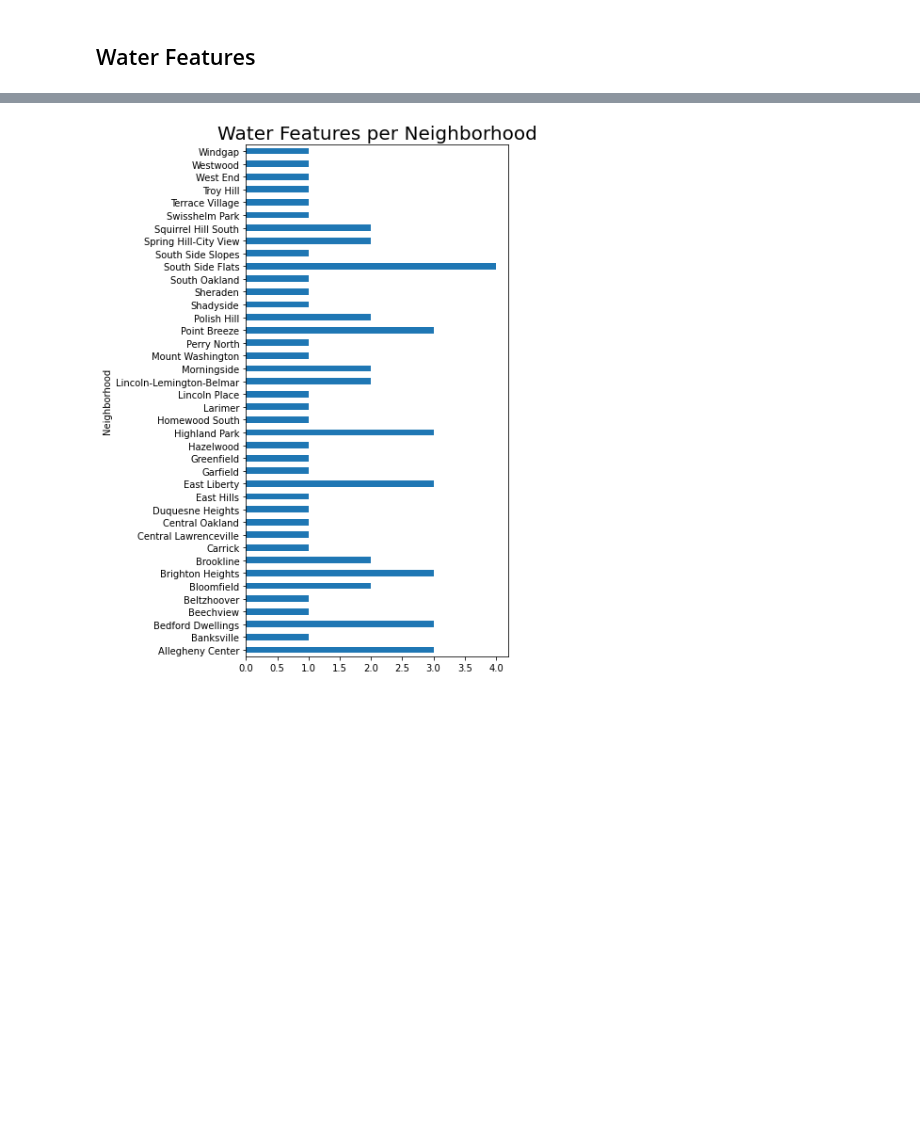
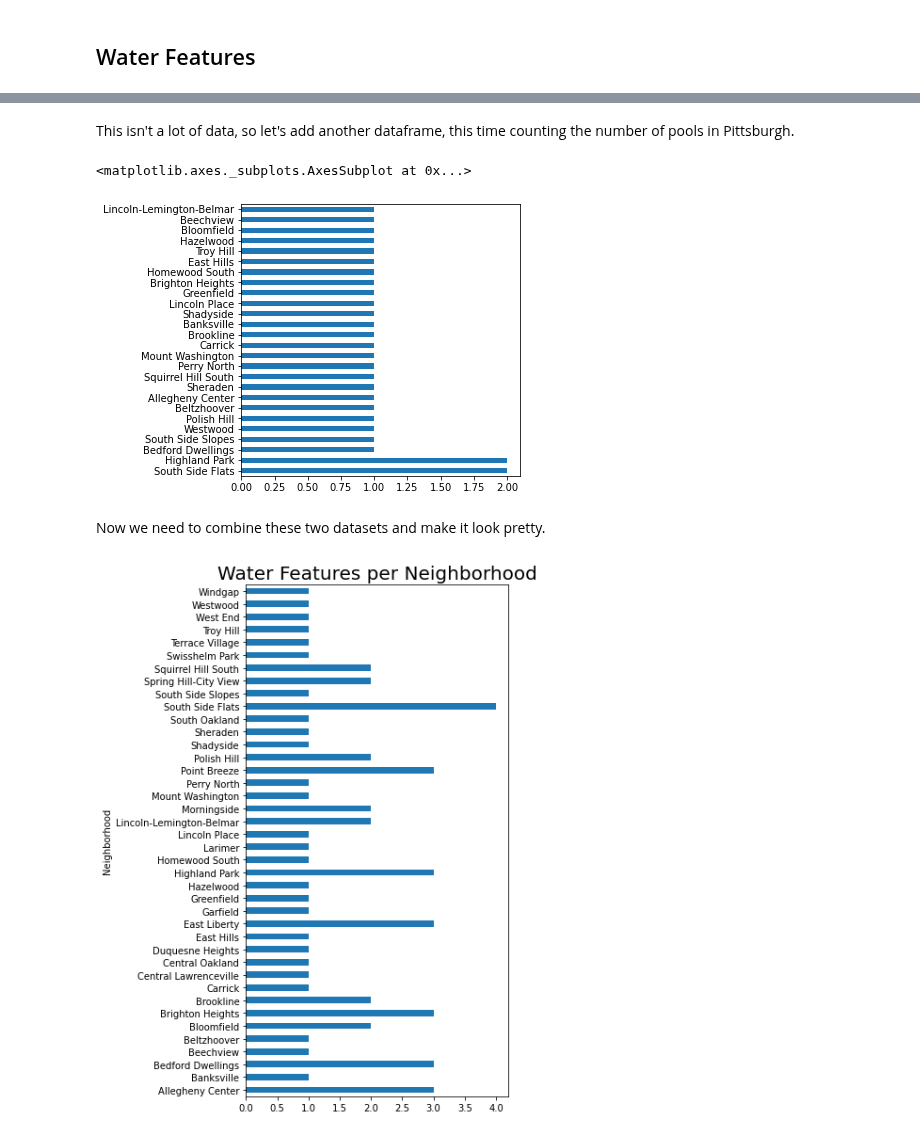
Before and after one commit to pjp401/CMPINF0010-Final-Project, a Jupyter notebook: FinalProject.ipynb, the cells around one changed output, grey strips where cells are left out. Drawn from its saved outputs; the diff is of its cells as text; code cells hidden in the pictures; blank space fills up the shorter version.

```diff
--- a/FinalProject.ipynb
+++ b/FinalProject.ipynb
@@ -48 +70,15 @@ waterDecor = waterDecor.to_frame()
+# %% [markdown]
+This isn't a lot of data, so let's add another dataframe, this time counting the number of pools in Pittsburgh.
+# %%
+#https://data.wprdc.org/datastore/dump/5cc254fe-2cbd-4912-9f44-2f95f0beea9a
+waterPools = pd.read_csv("https://data.wprdc.org/datastore/dump/5cc254fe-2cbd-4912-9f44-2f95f0beea9a")
+#Get number of water features per neighborhood
+waterPools = waterPools['neighborhood'].value_counts()
+waterPools = waterPools.to_frame()
+waterPools["neighborhood"].plot(kind = "barh", figsize = (5,5))
+# %% [output]
+<matplotlib.axes._subplots.AxesSubplot at 0x...>
+[figure, added]
+# %% [markdown]
+Now we need to combine these two datasets and make it look pretty.
 # %%
```
Also changed, not shown: parts of 8 cells of this notebook.
